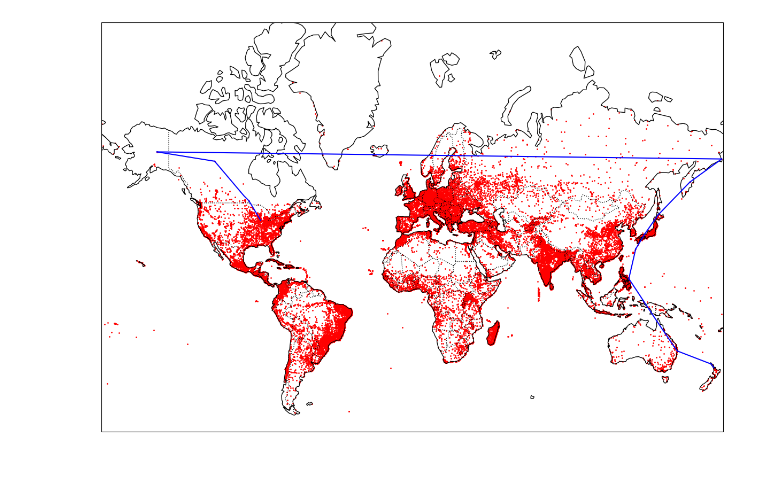
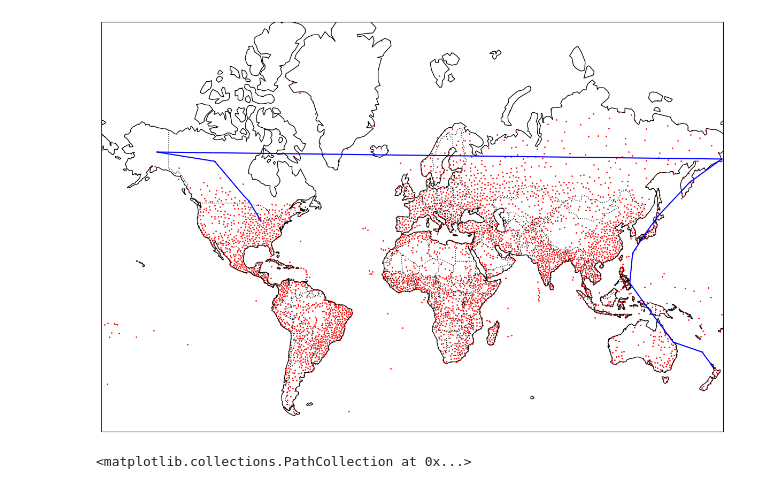
Before and after one commit to ThatManSam/PigeonPost, a Jupyter notebook: Pathfinding.ipynb, the cells around one changed output. Saved outputs shown, nothing was run; the diff lists cells and outputs as text; code cells hidden in the pictures.

```diff
--- a/Pathfinding.ipynb
+++ b/Pathfinding.ipynb
@@ -6,7 +6,7 @@ import matplotlib.pyplot as plt
 import heapq
 import math
 # %%
-df = pd.read_csv('Data\Cities\worldcities.csv')
+df = pd.read_csv('filtered_cities.csv')
 
 #Distance finder function
 def haversine(coord1, coord2):
@@ -48,31 +48,60 @@ def a_star_search(start_city, end_city, df, distance_threshold=1000):
                 continue
 
             tentative_g_score = g_score[current] + dist
             if tentative_g_score < g_score[neighbor]:
                 came_from[neighbor] = current
                 g_score[neighbor] = tentative_g_score
                 f_score[neighbor] = tentative_g_score + haversine(neighbor, end_coords)
                 heapq.heappush(open_set, (f_score[neighbor], neighbor))
 
     return []
 
+def total_path_distance(path):
+    return sum(haversine(path[i], path[i+1]) for i in range(len(path)-1))
+
+def location_by_percentage(path, percentage):
+    total_distance = total_path_distance(path)
+    desired_distance = (percentage / 100) * total_distance
+
+    cumulative_distance = 0
+    for i in range(len(path) - 1):
+        segment_distance = haversine(path[i], path[i+1])
+        if cumulative_distance + segment_distance >= desired_distance:
+            # Linear interpolation to estimate the position along the segment
+            t = (desired_distance - cumulative_distance) / segment_distance
+            lat = path[i][0] + t * (path[i+1][0] - path[i][0])
+            lng = path[i][1] + t * (path[i+1][1] - path[i][1])
+            return (lat, lng)
+
+        cumulative_distance += segment_distance
+
+    return path[-1]  # Return the end location if the percentage is 100 or more
+
+
 
 #Plot size
 plt.figure(figsize=(15, 12))
 #Projection type
 ax = plt.axes(projection=ccrs.Mercator())
 #Add features
 ax.coastlines()
 ax.add_feature(cfeature.BORDERS, linestyle=':')
 #Draw cities
 ax.scatter(df['lng'], df['lat'], color="red", s=1, transform=ccrs.PlateCarree())
 
 #Run a*
 path = a_star_search("Auckland", "Chicago", df, distance_threshold=2000)
 
 for i in range(len(path)-1):
     ax.plot([path[i][1], path[i+1][1]], [path[i][0], path[i+1][0]], color='blue', transform=ccrs.PlateCarree())
 
 plt.show()
+
+percentage = float(50)  # Taking input from the user
+location = location_by_percentage(path, percentage)
+
+# Plot the percentage location on the map
+ax.scatter(location[1], location[0], color="green", s=100, transform=ccrs.PlateCarree(), zorder=5)  # zorder is used to ensure the marker is on top
 # %% [output]
-[figure, old version]
+[figure, new version]
+<matplotlib.collections.PathCollection at 0x...>
```
Also changed, not shown: 3 other files.
